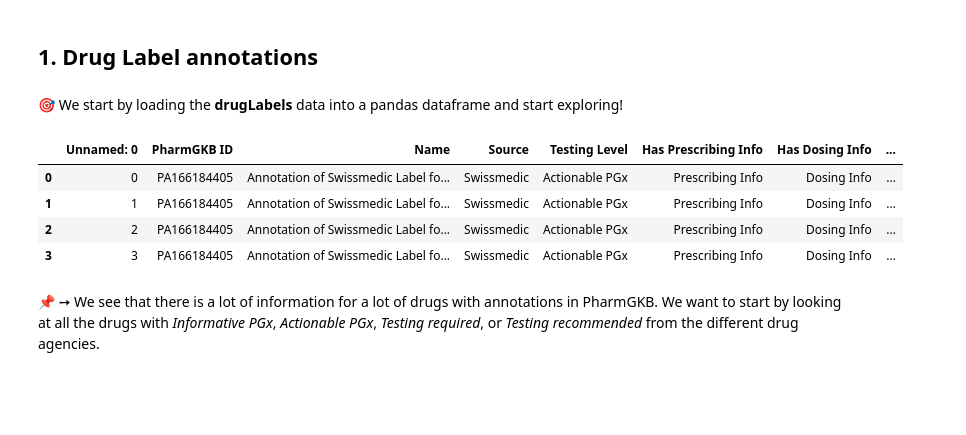
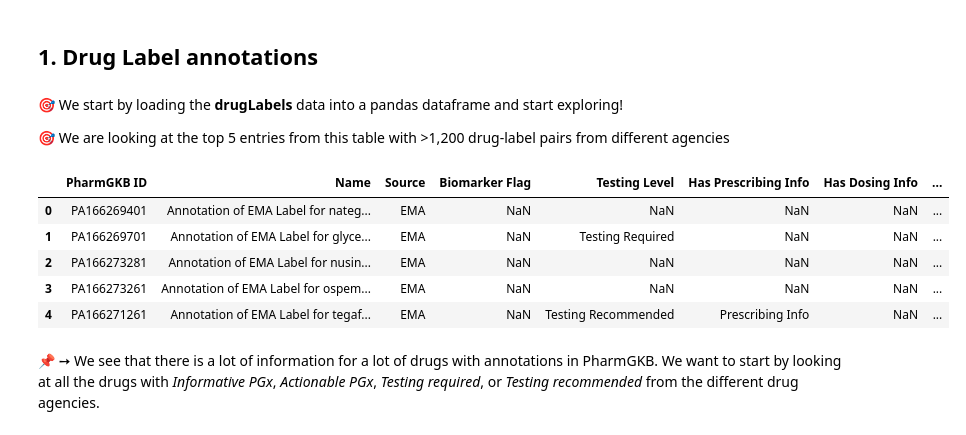
Before and after one commit to AlexanderHauser/MIND-PGx-workshop, a Jupyter notebook: pharmacogenomics.ipynb, the cells around one changed output. Cells and saved outputs as stored; diff of their text form; code cells hidden in the pictures; blank space fills up the shorter version.

```diff
--- a/pharmacogenomics.ipynb
+++ b/pharmacogenomics.ipynb
@@ -112,16 +110,19 @@ Successfully installed py3Dmol-2.0.3
 ## 1. **Drug Label annotations**
 # %% [markdown]
 🎯 We start by loading the **drugLabels** data into a pandas dataframe and start exploring!
+
+🎯 We are looking at the top 5 entries from this table with >1,200 drug-label pairs from different agencies
 # %%
 # Load data and take a look
-dl_merge = pd.read_csv("/content/MIND-PGx-workshop/data/drugLabels_drugbank.csv")
-dl_merge.head(4)
+dl_merge = pd.read_csv("/content/MIND-PGx-workshop/data/drugLabels.tsv", delimiter='\t')
+dl_merge.head()
 # %% [output]
-|  | Unnamed: 0 | PharmGKB ID | Name | Source | Testing Level | Has Prescribing Info | Has Dosing Info | ... |
-| 0 | 0 | PA166184405 | Annotation of Swissmedic Label fo... | Swissmedic | Actionable PGx | Prescribing Info | Dosing Info | ... |
-| 1 | 1 | PA166184405 | Annotation of Swissmedic Label fo... | Swissmedic | Actionable PGx | Prescribing Info | Dosing Info | ... |
-| 2 | 2 | PA166184405 | Annotation of Swissmedic Label fo... | Swissmedic | Actionable PGx | Prescribing Info | Dosing Info | ... |
-| 3 | 3 | PA166184405 | Annotation of Swissmedic Label fo... | Swissmedic | Actionable PGx | Prescribing Info | Dosing Info | ... |
+|  | PharmGKB ID | Name | Source | Biomarker Flag | Testing Level | Has Prescribing Info | Has Dosing Info | ... |
+| 0 | PA166269401 | Annotation of EMA Label for nateg... | EMA | NaN | NaN | NaN | NaN | ... |
+| 1 | PA166269701 | Annotation of EMA Label for glyce... | EMA | NaN | Testing Required | NaN | NaN | ... |
+| 2 | PA166273281 | Annotation of EMA Label for nusin... | EMA | NaN | NaN | NaN | NaN | ... |
+| 3 | PA166273261 | Annotation of EMA Label for ospem... | EMA | NaN | NaN | NaN | NaN | ... |
+| 4 | PA166271261 | Annotation of EMA Label for tegaf... | EMA | NaN | Testing Recommended | Prescribing Info | NaN | ... |
 # %% [markdown]
 📌 ➙ We see that there is a lot of information for a lot of drugs with annotations in PharmGKB. We want to start by looking at all the drugs with *Informative PGx*, *Actionable PGx*, *Testing required*, or *Testing recommended* from the different drug agencies.
 # %%
```
Also changed, not shown: parts of 11 cells of this notebook.
